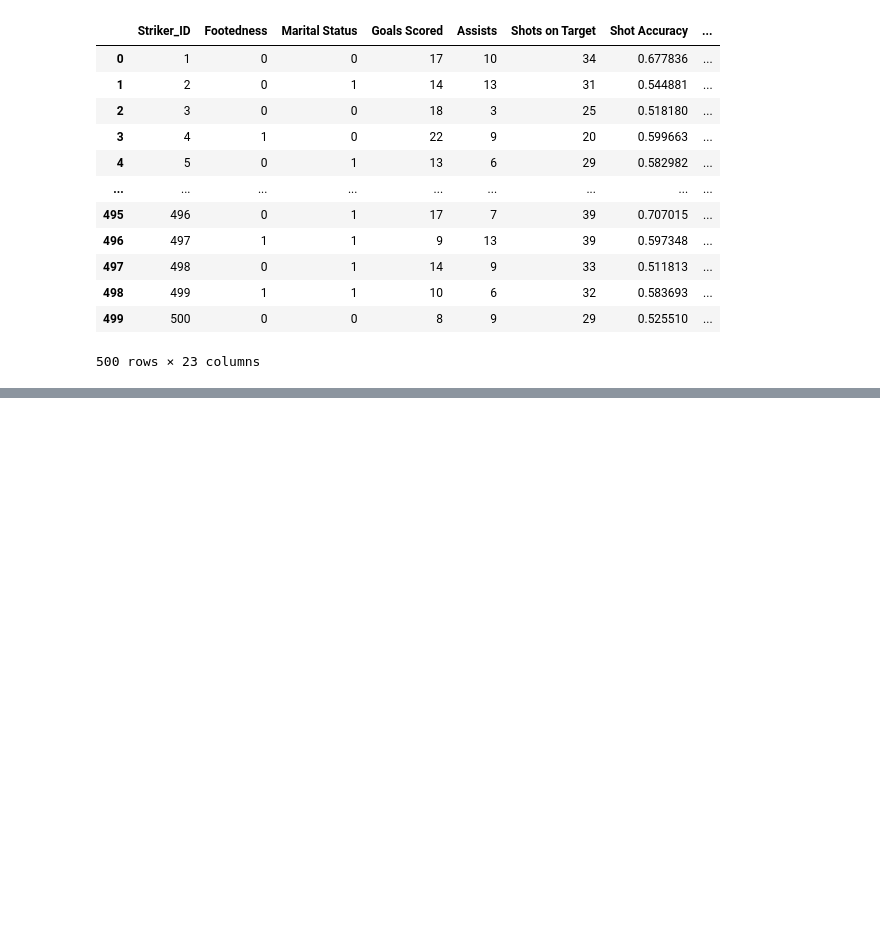
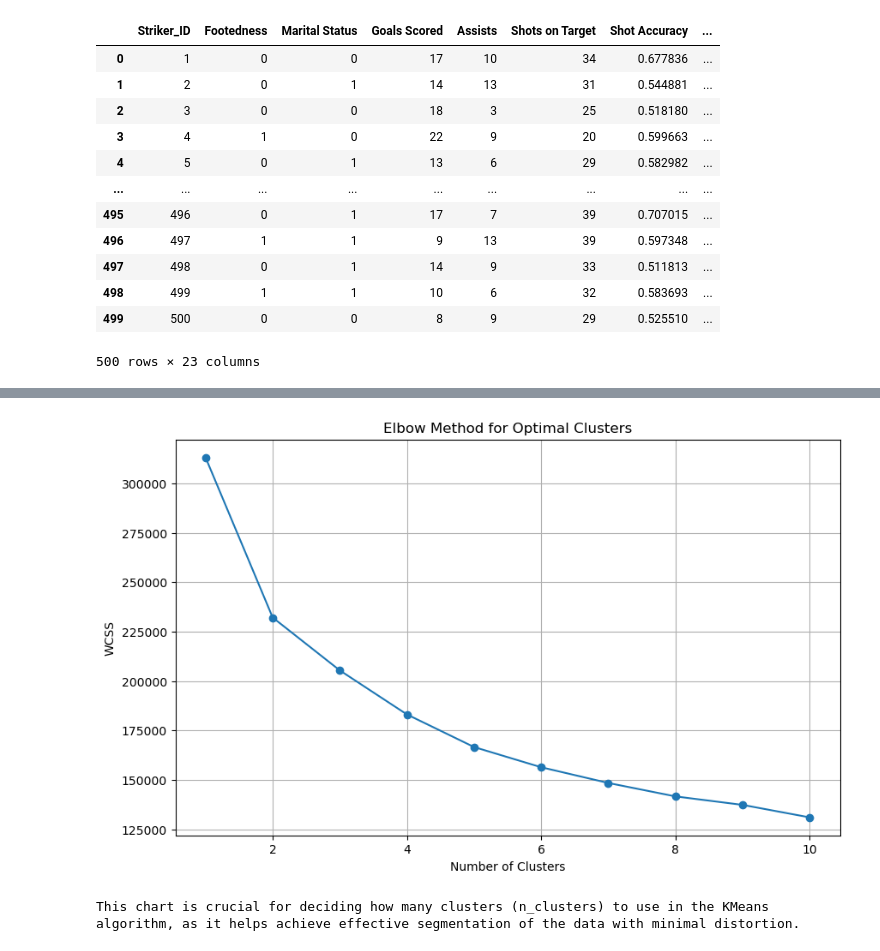
Before and after one commit to Arya-Shah/SportsAnalytics, a Jupyter notebook: Sports_Data_Analytics.ipynb, the cells around one changed output, grey strips where cells are left out. Drawn from its saved outputs; the diff is of its cells as text; code cells hidden in the pictures; blank space fills up the shorter version.

```diff
--- a/Sports_Data_Analytics.ipynb
+++ b/Sports_Data_Analytics.ipynb
@@ -420,0 +407,5 @@ Use feature mapping to map the new feature Strikers types: 'Best strikers' for 1
+# %%
+# K Means cluster analysis:
+# 1. drop stricker_id from the updated data:
+features = data.drop(columns = ["Striker_ID"])
+features
@@ -420,0 +426,7 @@ Use feature mapping to map the new feature Strikers types: 'Best strikers' for 1
+# %%
+#2. Calculate the Within-Cluster-Sum-of-Squares (WCSS).
+wcss = []
+for i in range(1,11):
+    kmeans = KMeans(n_clusters=i, init="k-means++", max_iter=300, n_init=10, random_state=42)
+    kmeans.fit(features)
+    wcss.append(kmeans.inertia_)
@@ -420,0 +446,13 @@ Use feature mapping to map the new feature Strikers types: 'Best strikers' for 1
+# %%
+#3. Visualize the elbow chart to select the optimal number of clusters
+plt.figure(figsize=(10, 6))
+plt.plot(range(1, 11), wcss, marker='o')
+plt.title('Elbow Method for Optimal Clusters')
+plt.xlabel('Number of Clusters')
+plt.ylabel('WCSS')
+plt.grid(True)
+plt.show()
+print("This chart is crucial for deciding how many clusters (n_clusters) to use in the KMeans algorithm, as it helps achieve effective segmentation of the data with minimal distortion.")
+# %% [output]
+[figure, added]
+This chart is crucial for deciding how many clusters (n_clusters) to use in the KMeans algorithm, as it helps achieve effective segmentation of the data with minimal distortion.
```
Also changed, not shown: parts of 17 cells of this notebook.
